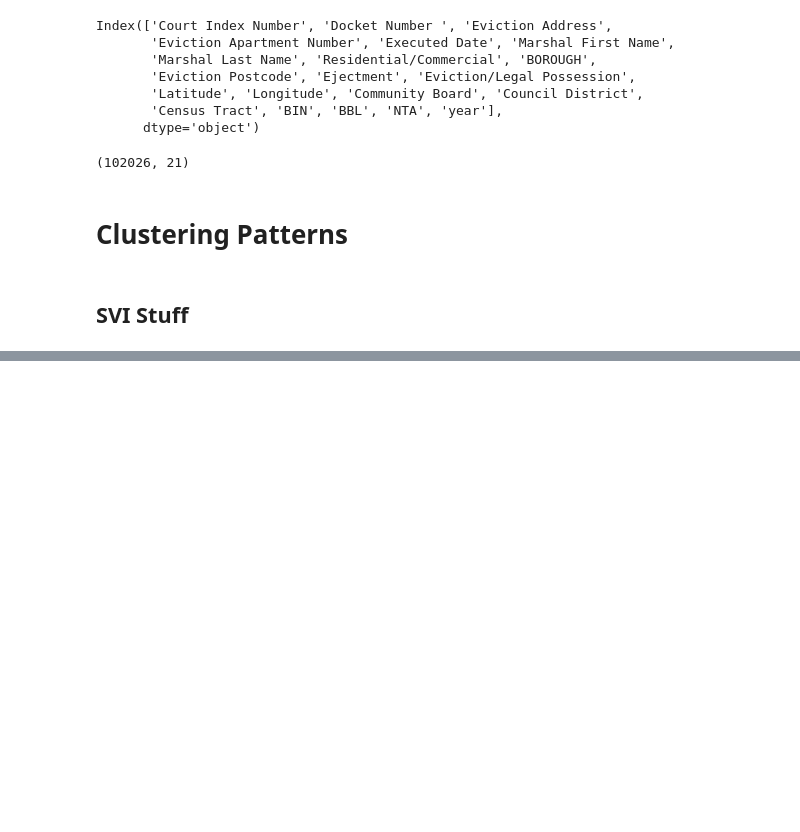
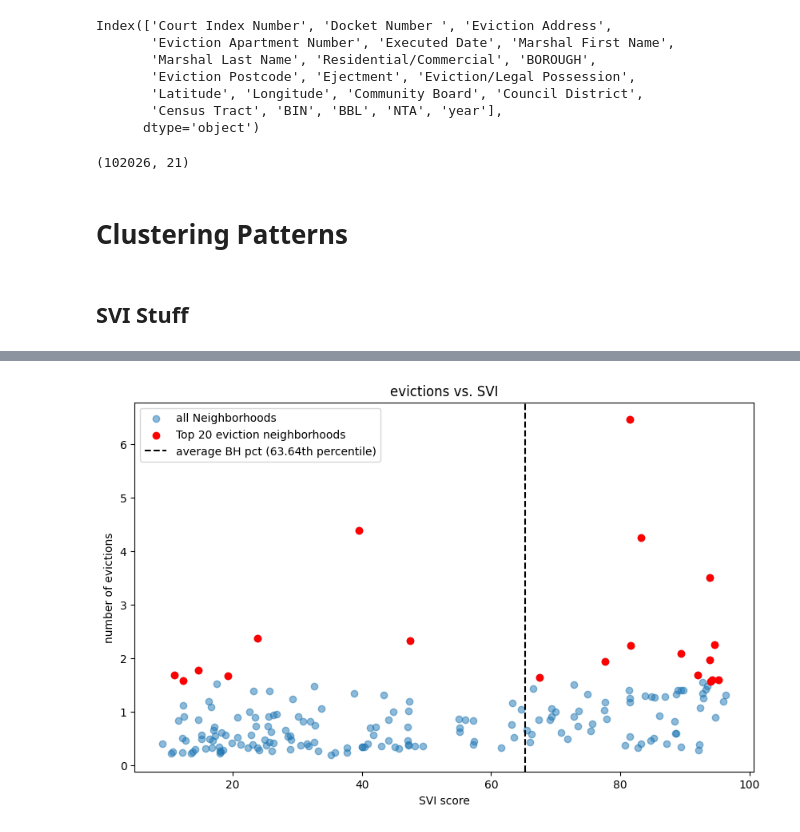
Before and after one commit to simaoalicechen/NYC_Landlord_Behavior_Analysis_Project, a Jupyter notebook: Part_6_fun_facts.ipynb, the cells around one changed output, grey strips where cells are left out. Cells and saved outputs as stored; diff of their text form; code cells hidden in the pictures; blank space fills up the shorter version.

```diff
--- a/Part_6_fun_facts.ipynb
+++ b/Part_6_fun_facts.ipynb
@@ -224,0 +524,12 @@ raw_evictions.shape
+# %%
+plt.figure(figsize=(10, 6))
+plt.scatter(racial_avg_all['bh_pct'], racial_avg_all['average_year_eviction_count'], alpha=0.5, label='all Neighborhoods')
+plt.scatter(top_20_race_evictions['bh_pct'], top_20_race_evictions['average_year_eviction_count'], color='red', label='Top 20 eviction neighborhoods')
+plt.axvline(avg_bh_pct_top_20, color='black', linestyle='--', label=f'average BH pct (63.64th percentile)')
+plt.xlabel('SVI score')
+plt.ylabel('number of evictions')
+plt.title('evictions vs. SVI')
+plt.legend()
+plt.show()
+# %% [output]
+[figure, added]
```
Also changed, not shown: parts of 45 cells of this notebook, 1 other file.
